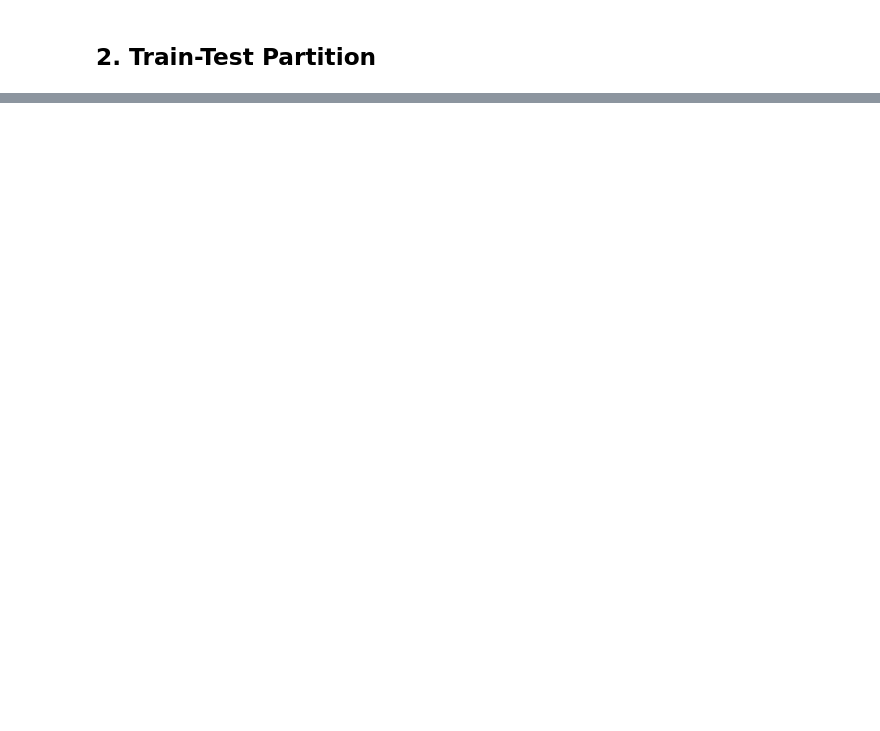
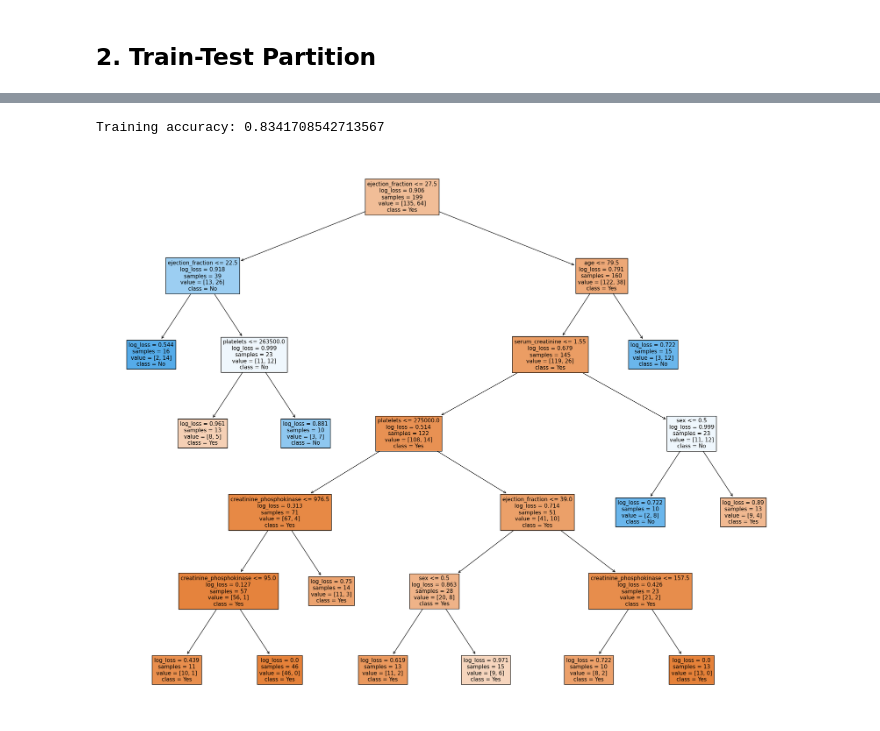
Before and after one commit to Sierra17/Statistical-Learning-Course, a Jupyter notebook: Assignments/6. Decision Trees/Assignment Trees.ipynb, the cells around one changed output, grey strips where cells are left out. Drawn from its saved outputs; the diff is of its cells as text; code cells hidden in the pictures; blank space fills up the shorter version.

Commit message:
Entrega Decision Trees

```diff
--- a/Assignments/6. Decision Trees/Assignment Trees.ipynb
+++ b/Assignments/6. Decision Trees/Assignment Trees.ipynb
@@ -75,5 +83,7 @@ data.describe()
 # %%
 from sklearn.decomposition import PCA
 
-PCA(data)
+pca = PCA(n_components = 5)
+pca.fit_transform(data)
+print(pca.explained_variance_ratio_)
 # %% [output]
@@ -97,8 +101,12 @@ PCA(n_components=      age  anaemia  creatinine_phosphokinase  diabetes  ejectio
 # %% [markdown]
 ## 2. Train-Test Partition
 # %%
-np.random.seed(1234)
-train_indices = np.random.rand(len(data)) > 0.34
-train_data = data.iloc[train_indices]
-test_data = data.iloc[~train_indices]
+from sklearn.model_selection import train_test_split
+
+np.random.seed(123)
+
+input = data.drop(['DEATH_EVENT','time'], axis=1)
+target = data['DEATH_EVENT']
+
+train_input, test_input, train_target, test_target = train_test_split(input, target, test_size = 1/3, stratify = target)
 # %%
@@ -115,2 +141,21 @@ We will now be fitting the available data using three different statistical mode
 # %%
 from sklearn import tree
+from sklearn.model_selection import cross_val_score
+
+clf_naive = tree.DecisionTreeClassifier(criterion='log_loss', min_samples_leaf=10, max_depth=20, random_state=0)
+clf_naive = clf_naive.fit(train_input, train_target)
+# %%
+from sklearn.metrics import accuracy_score
+print("Training accuracy:", accuracy_score(train_target, clf_naive.predict(train_input)))
+# %% [output]
+Training accuracy: 0.8341708542713567
+# %%
+import matplotlib.pyplot as plt
+
+fig = plt.figure(figsize=(25,20))
+_ = tree.plot_tree(clf_naive,
+                   feature_names=train_input.columns,
+                   class_names=['Yes', 'No'],
+                   filled=True)
+# %% [output]
+[figure, added]
```
Also changed, not shown: parts of 43 cells of this notebook, 1 other file.
